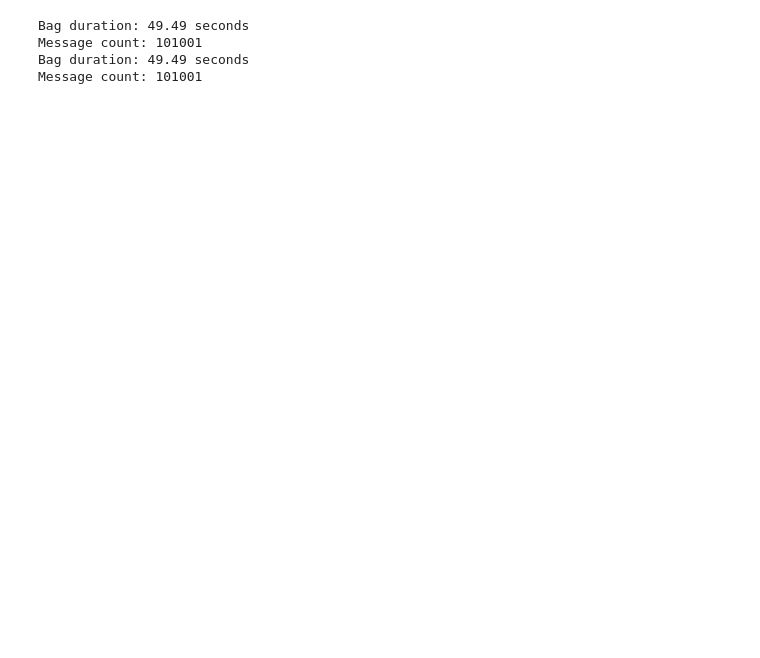
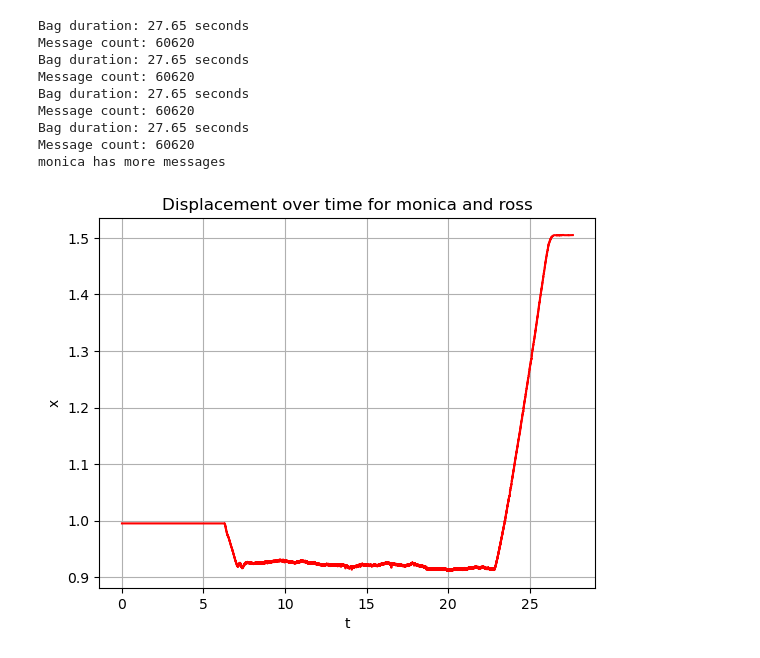
Before and after one commit to BCLab-UNM/MARIAM, a Jupyter notebook: analysis/vicon_experiments/vicon_experiments.ipynb, the cells around one changed output. Cells and saved outputs as stored; diff of their text form; code cells hidden in the pictures; blank space fills up the shorter version.

Commit message:
update: updated notebook for vicon data analysis and added bags to repo

```diff
--- a/analysis/vicon_experiments/vicon_experiments.ipynb
+++ b/analysis/vicon_experiments/vicon_experiments.ipynb
@@ -157,10 +205,23 @@ def clean_data(monica_data, ross_data, monica_cmd_vel_data, ross_cmd_vel_data):
 # %%
-bag_path = Path('../../../datasets/vicon_data/vicon_test_1')
+bag_path = Path('../../../datasets/vicon_data/exp_3')
 
 ross_poses = get_pose_data(bag_path, '/world_ross_pose')
 monica_poses = get_pose_data(bag_path, '/world_monica_pose')
+
+ross_cmd_vel_data = get_cmd_vel_data(bag_path, '/ross/cmd_vel')
+monica_cmd_vel_data = get_cmd_vel_data(bag_path, '/monica/cmd_vel')
+
+clean_data(monica_poses, ross_poses, monica_cmd_vel_data, ross_cmd_vel_data)
+
+plot_displacements_over_time(ross_poses['time_sec'], monica_poses, ross_poses)
 # %% [output]
-Bag duration: 49.49 seconds
-Message count: 101001
-Bag duration: 49.49 seconds
-Message count: 101001
+Bag duration: 27.65 seconds
+Message count: 60620
+Bag duration: 27.65 seconds
+Message count: 60620
+Bag duration: 27.65 seconds
+Message count: 60620
+Bag duration: 27.65 seconds
+Message count: 60620
+monica has more messages
+[figure, added]
```
Also changed, not shown: parts of 7 cells of this notebook, 7 other files.
